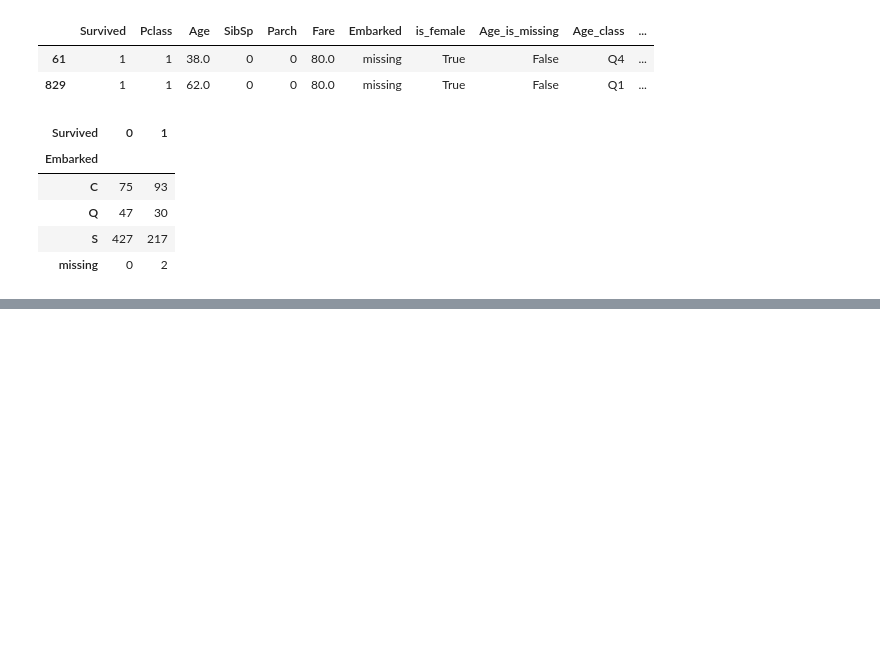
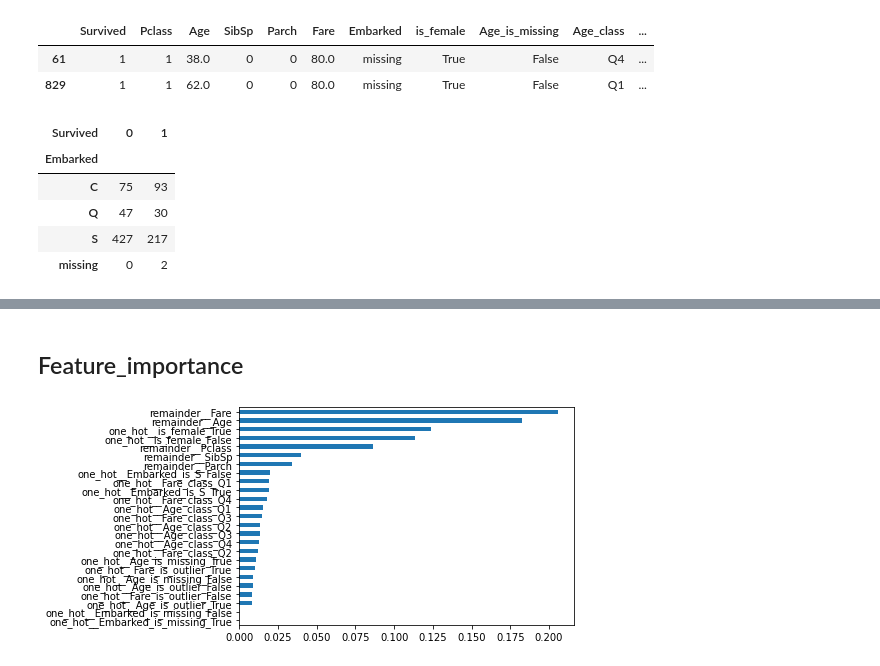
Before and after one commit to haku9627/Kaggle, a Jupyter notebook: Titanic/Titanic-MachineLearningFromDisaster.ipynb, the cells around one changed output, grey strips where cells are left out. Cells and saved outputs as stored; diff of their text form; code cells hidden in the pictures; blank space fills up the shorter version.

```diff
--- a/Titanic/Titanic-MachineLearningFromDisaster.ipynb
+++ b/Titanic/Titanic-MachineLearningFromDisaster.ipynb
@@ -611,0 +746,4 @@ pd.crosstab(df2_manipulate5.Embarked,df2_manipulate5.Survived)
+# %%
+data_tmp = pd.read_csv("drive/MyDrive/Github/Kaggle/Titanic/data/train.csv")
+preprocessing(data_tmp)
+data_tmp.head()
@@ -611,0 +759,10 @@ pd.crosstab(df2_manipulate5.Embarked,df2_manipulate5.Survived)
+# %%
+#One Hot Encoding
+X = data_tmp.drop("Survived",axis=1)
+y = data_tmp.Survived
+categorical_features = ["is_female","Age_is_missing","Age_class","Age_is_outlier","Fare_class","Fare_is_outlier","Embarked_is_missing","Embarked_is_S"]
+one_hot = OneHotEncoder()
+
+transformer = ColumnTransformer([("one_hot",one_hot,categorical_features)],
+                                remainder="passthrough")
+transformed_X  = transformer.fit_transform(X)
@@ -611,0 +826,12 @@ pd.crosstab(df2_manipulate5.Embarked,df2_manipulate5.Survived)
+# %% [markdown]
+## Feature_importance
+# %%
+# Random Forest
+X_train, X_valid, y_train, y_valid = train_test_split(transformed_X, y, test_size=0.2)
+clf = RandomForestClassifier()
+clf.fit(X_train,y_train)
+
+feat_importances = pd.Series(clf.feature_importances_, index=transformer.get_feature_names_out())
+feat_importances.nsmallest(25).plot(kind='barh');
+# %% [output]
+[figure, added]
```
Also changed, not shown: parts of 63 cells of this notebook, 2 other files.
